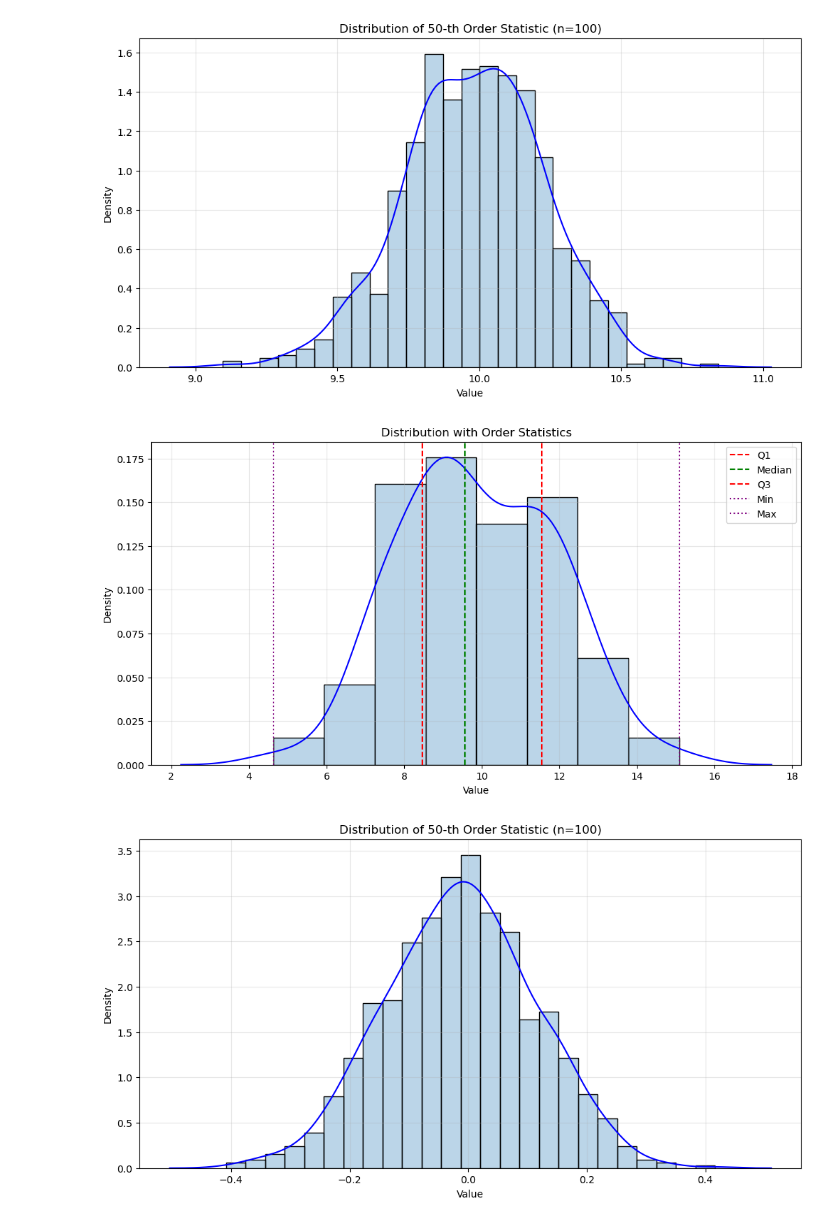
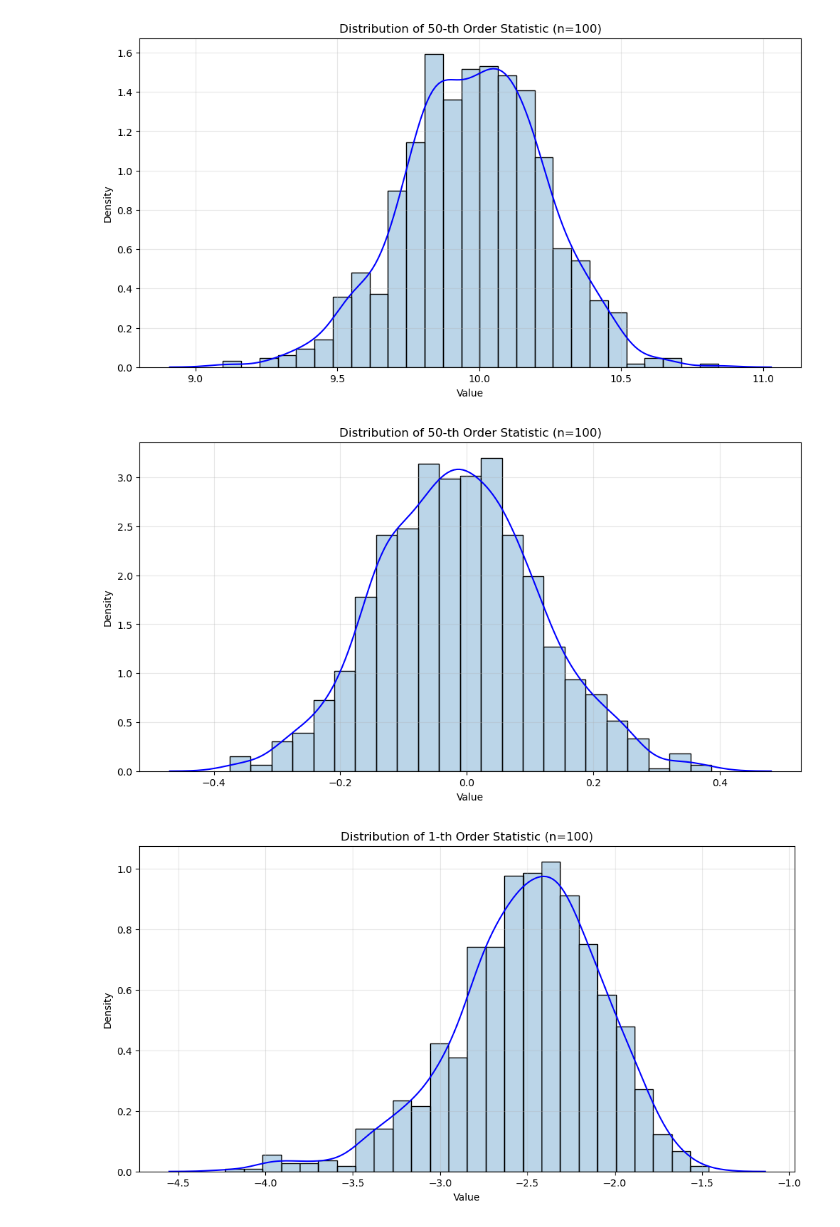
Before and after one commit to muntazirabidi/quant-finance, a Jupyter notebook: learning_notes/Statistics-Oxford/Estimation/Code/order_statistics.ipynb, the cells around one changed output. Cells and saved outputs as stored; diff of their text form; code cells hidden in the pictures.

Commit message:
order statistics

```diff
--- a/learning_notes/Statistics-Oxford/Estimation/Code/order_statistics.ipynb
+++ b/learning_notes/Statistics-Oxford/Estimation/Code/order_statistics.ipynb
@@ -199,13 +199,16 @@ Simulating order statistics distributions...
 [figure]
 # %%
 # Basic usage
-data = np.random.normal(loc=10, scale=2, size=100)
-os = OrderStatistics(data)
-os.plot_distribution()
+#data = np.random.normal(loc=10, scale=2, size=100)
+#os = OrderStatistics(data)
+#os.plot_distribution()
 
 # Simulation
 sim = OrderStatisticsSimulation('normal', {'mu': 0, 'sigma': 1})
 sim.simulate_order_statistic_distribution(n=100, r=50)  # Distribution of median
 # %% [output]
-[figure, old version]
+[figure, new version]
-[figure, removed]
+# %%
+sim.simulate_order_statistic_distribution(n=100, r=1)  # Distribution of median
+# %% [output]
+[figure, added]
```
Also changed, not shown: parts of 2 cells of this notebook.
